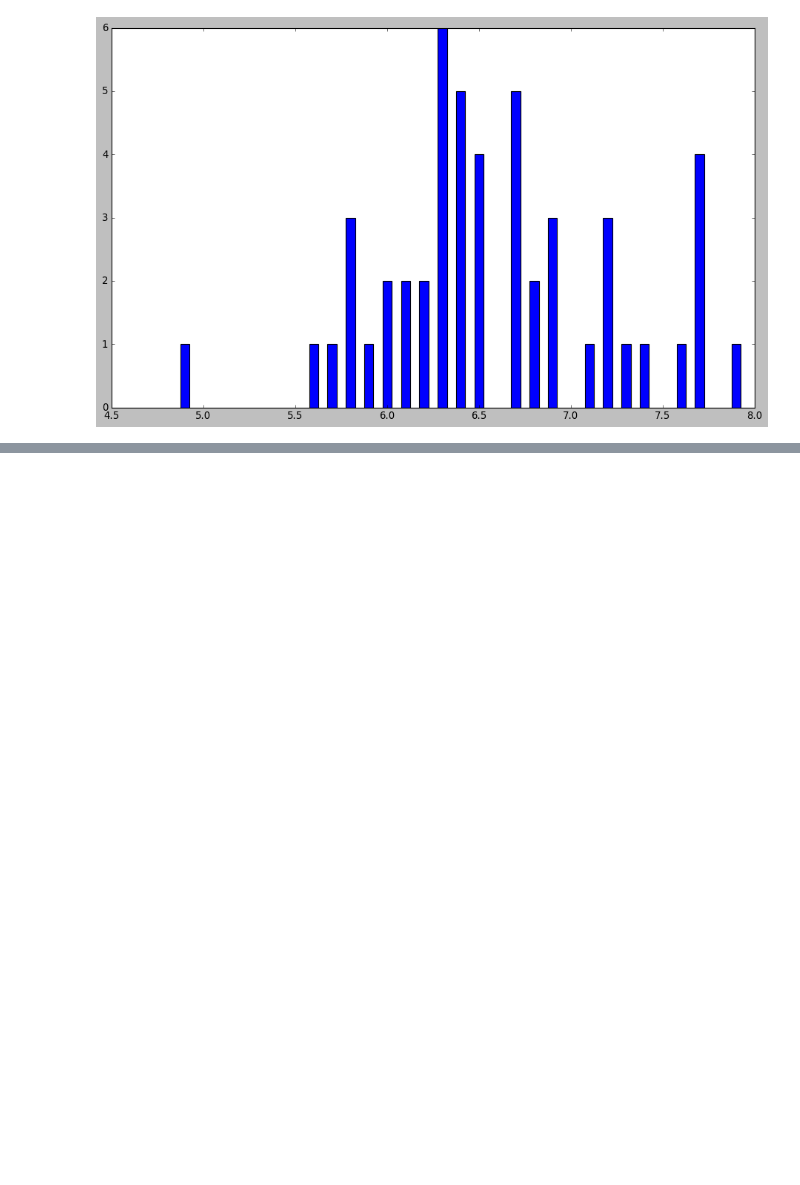
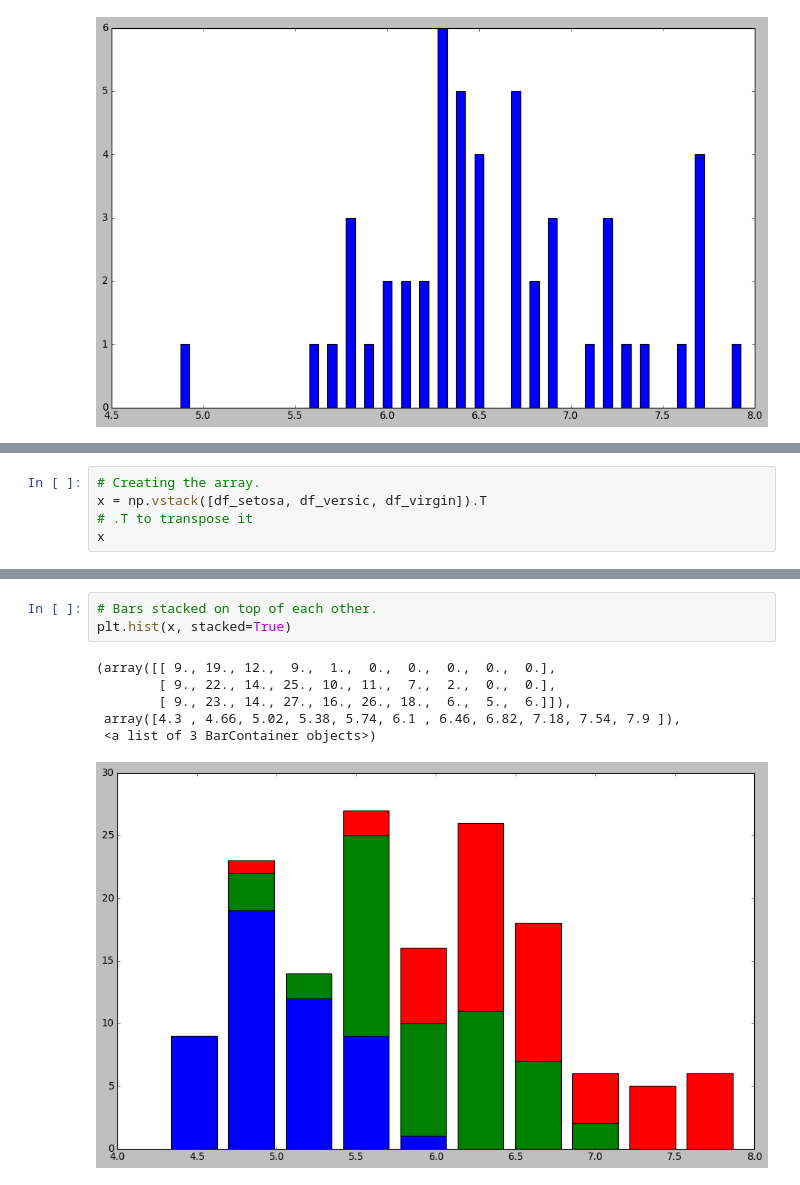
Before and after one commit to Michelleoc/fundamentals-of-data-analysis-workings, a Jupyter notebook: bar_histogram.ipynb, the cells around one changed output, grey strips where cells are left out. Cells and saved outputs as stored; diff of their text form; blank space fills up the shorter version.

```diff
--- a/bar_histogram.ipynb
+++ b/bar_histogram.ipynb
@@ -147,0 +218,5 @@ plt.bar(sepal_counts.index, sepal_counts, width =0.05)
+# %%
+# Creating the array.
+x = np.vstack([df_setosa, df_versic, df_virgin]).T
+# .T to transpose it
+x
@@ -147,0 +241,10 @@ plt.bar(sepal_counts.index, sepal_counts, width =0.05)
+# %%
+# Bars stacked on top of each other.
+plt.hist(x, stacked=True)
+# %% [output]
+(array([[ 9., 19., 12.,  9.,  1.,  0.,  0.,  0.,  0.,  0.],
+        [ 9., 22., 14., 25., 10., 11.,  7.,  2.,  0.,  0.],
+        [ 9., 23., 14., 27., 16., 26., 18.,  6.,  5.,  6.]]),
+ array([4.3 , 4.66, 5.02, 5.38, 5.74, 6.1 , 6.46, 6.82, 7.18, 7.54, 7.9 ]),
+ <a list of 3 BarContainer objects>)
+[figure, added]
```
Also changed, not shown: parts of 8 cells of this notebook, 1 other file.
